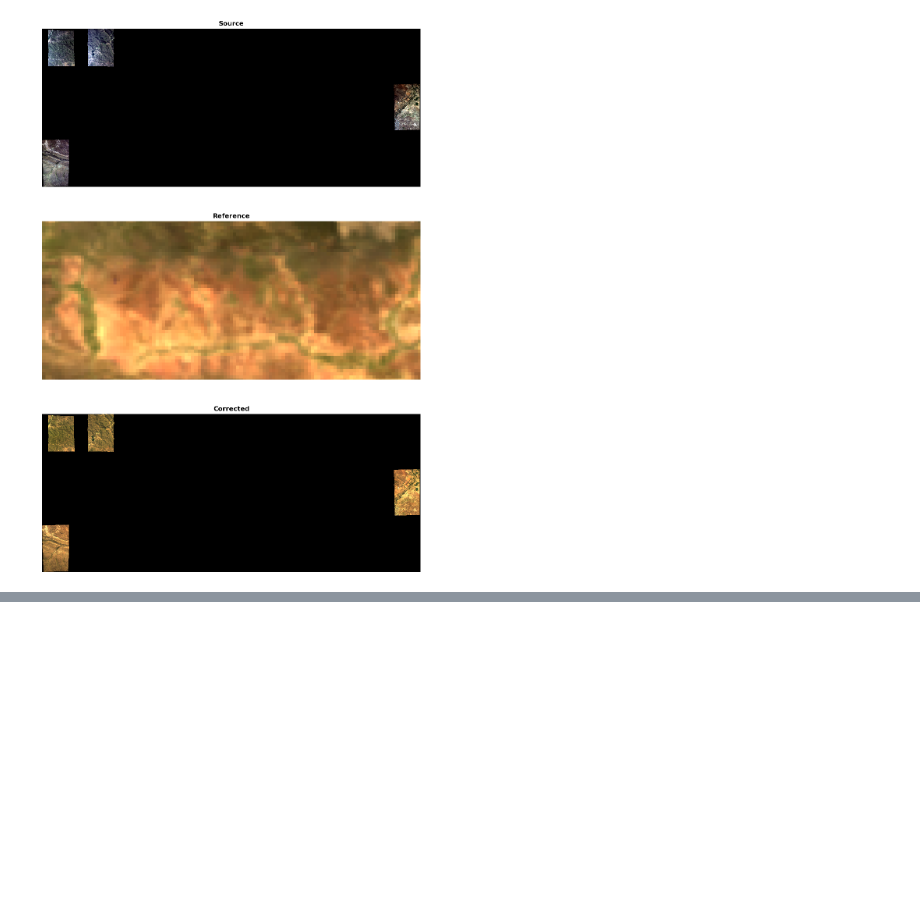
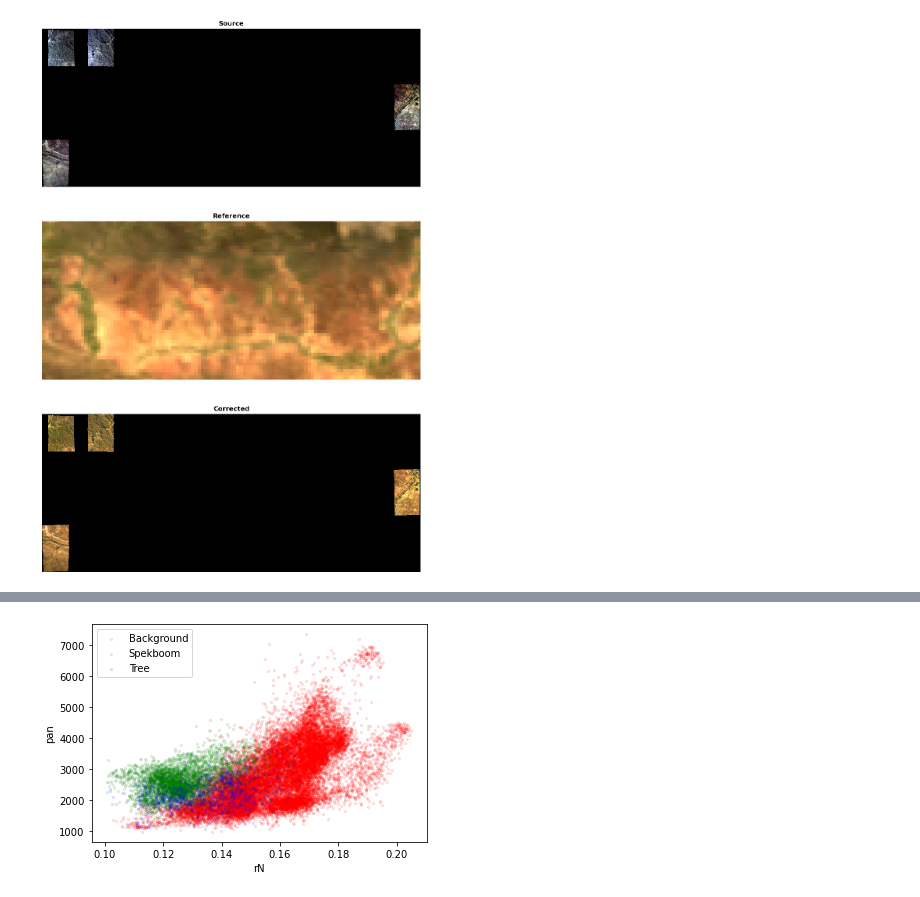
Before and after one commit to leftfield-geospatial/homonim, a Jupyter notebook: docs/tutorials/classification.ipynb, the cells around one changed output, grey strips where cells are left out. Cells and saved outputs as stored; diff of their text form; code cells hidden in the pictures; blank space fills up the shorter version.

```diff
--- a/docs/tutorials/classification.ipynb
+++ b/docs/tutorials/classification.ipynb
@@ -83,7 +83,7 @@ modis_image.download(modis_ref_path, region=region, overwrite=True)
 # %%
 from homonim import RasterFuse, Model, ProcCrs, utils
 # corrected file names corresponding to source names
-if False:
+if True:
     ref_bands = [3, 2, 1, 4]
     cmp_ref_bands = [1, 4, 3, 2]
     ref_path = l7_ref_path
@@ -235,0 +245,6 @@ Corrected:
+# %%
+import geopandas as gpd
+import pandas as pd
+
+groundtruth_path = ref_root.joinpath('LittleKaroo3ClassGroundTruth.gpkg')
+class_label_gdf = gpd.GeoDataFrame.from_file(groundtruth_path)
@@ -235,0 +322,17 @@ Corrected:
+# %%
+def class_scatter(df: pd.DataFrame, x=None, y=None, label_col='label'):
+    ax = None
+    colours = dict(zip(
+        pd.Categorical(feats_gdf[label_col]).categories,
+        ['r', 'g', 'b', 'c', 'm', 'y', 'k', 'o']
+    ))
+    for label, group in df.groupby(label_col):
+        ax = group.plot.scatter(x, y, s=5, label=label, ax=ax, c=colours[label], alpha=0.1)
+    ax.legend()
+
+class_scatter(feats_dict['Source'].iloc[::10], 'rN', 'pan')
+# ax = feats_dict['Source'].plot.scatter('gN', 'NDVI', s=10, c='label_i', label=feats_dict['Source'].label)
+# ax.legend()
+# pyplot.scatter(feats_dict['Source'].rN, feats_dict['Source'].gN, c=feats_dict['Source'].label)
+# %% [output]
+[figure, added]
```
Also changed, not shown: parts of 5 cells of this notebook.
